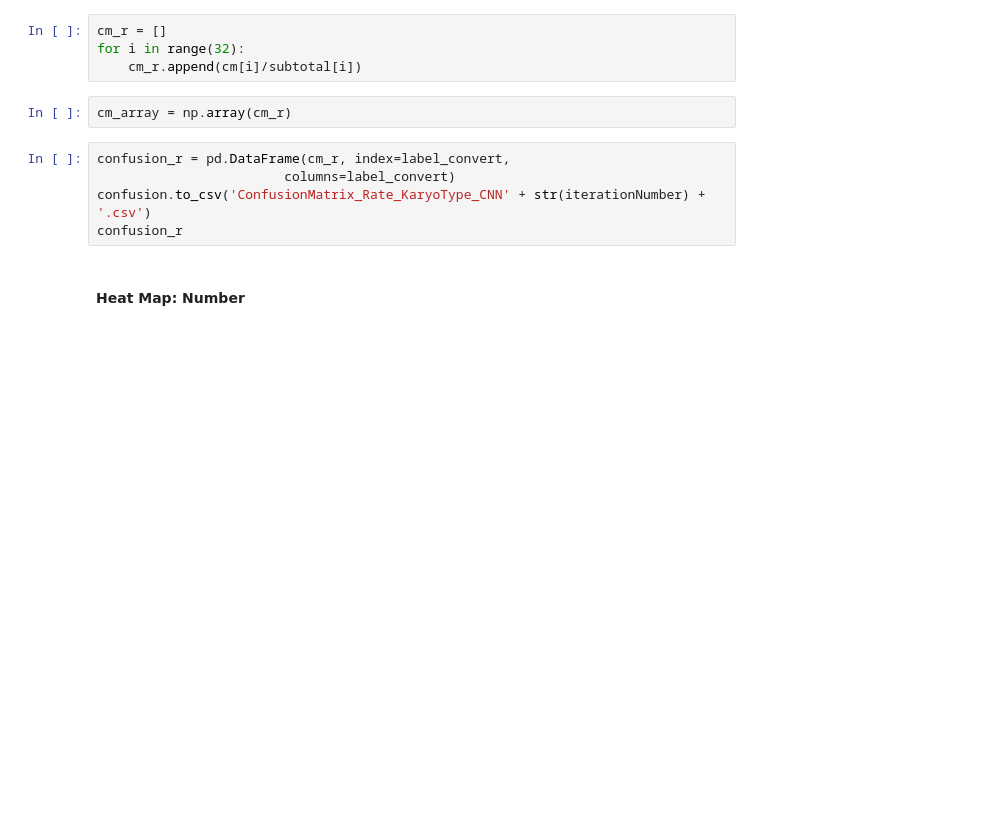
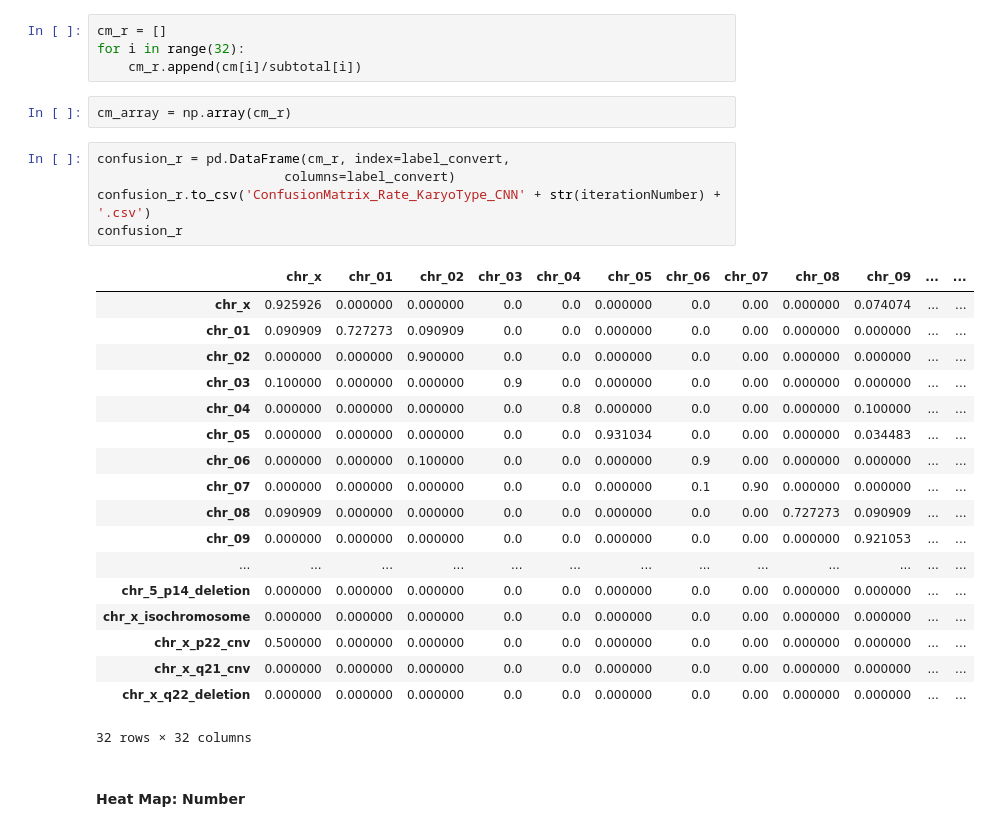
Before and after one commit to YangChuan80/MachineLearning, a Jupyter notebook: KaryotypingPinnacle/CNN/CNN_All/Iteration_All_Chromosomes_Round_00.ipynb, the cells around one changed output. Cells and saved outputs as stored; diff of their text form; blank space fills up the shorter version.

```diff
--- a/KaryotypingPinnacle/CNN/CNN_All/Iteration_All_Chromosomes_Round_00.ipynb
+++ b/KaryotypingPinnacle/CNN/CNN_All/Iteration_All_Chromosomes_Round_00.ipynb
@@ -537,8 +602,27 @@ cm_array = np.array(cm_r)
 # %%
 confusion_r = pd.DataFrame(cm_r, index=label_convert,
                         columns=label_convert)
-confusion.to_csv('ConfusionMatrix_Rate_KaryoType_CNN' + str(iterationNumber) + '.csv')
+confusion_r.to_csv('ConfusionMatrix_Rate_KaryoType_CNN' + str(iterationNumber) + '.csv')
 confusion_r
+# %% [output]
+|  | chr_x | chr_01 | chr_02 | chr_03 | chr_04 | chr_05 | chr_06 | chr_07 | chr_08 | chr_09 | ... | ... |
+| chr_x | 0.925926 | 0.000000 | 0.000000 | 0.0 | 0.0 | 0.000000 | 0.0 | 0.00 | 0.000000 | 0.074074 | ... | ... |
+| chr_01 | 0.090909 | 0.727273 | 0.090909 | 0.0 | 0.0 | 0.000000 | 0.0 | 0.00 | 0.000000 | 0.000000 | ... | ... |
+| chr_02 | 0.000000 | 0.000000 | 0.900000 | 0.0 | 0.0 | 0.000000 | 0.0 | 0.00 | 0.000000 | 0.000000 | ... | ... |
+| chr_03 | 0.100000 | 0.000000 | 0.000000 | 0.9 | 0.0 | 0.000000 | 0.0 | 0.00 | 0.000000 | 0.000000 | ... | ... |
+| chr_04 | 0.000000 | 0.000000 | 0.000000 | 0.0 | 0.8 | 0.000000 | 0.0 | 0.00 | 0.000000 | 0.100000 | ... | ... |
+| chr_05 | 0.000000 | 0.000000 | 0.000000 | 0.0 | 0.0 | 0.931034 | 0.0 | 0.00 | 0.000000 | 0.034483 | ... | ... |
+| chr_06 | 0.000000 | 0.000000 | 0.100000 | 0.0 | 0.0 | 0.000000 | 0.9 | 0.00 | 0.000000 | 0.000000 | ... | ... |
+| chr_07 | 0.000000 | 0.000000 | 0.000000 | 0.0 | 0.0 | 0.000000 | 0.1 | 0.90 | 0.000000 | 0.000000 | ... | ... |
+| chr_08 | 0.090909 | 0.000000 | 0.000000 | 0.0 | 0.0 | 0.000000 | 0.0 | 0.00 | 0.727273 | 0.090909 | ... | ... |
+| chr_09 | 0.000000 | 0.000000 | 0.000000 | 0.0 | 0.0 | 0.000000 | 0.0 | 0.00 | 0.000000 | 0.921053 | ... | ... |
+| ... | ... | ... | ... | ... | ... | ... | ... | ... | ... | ... | ... | ... |
+| chr_5_p14_deletion | 0.000000 | 0.000000 | 0.000000 | 0.0 | 0.0 | 0.000000 | 0.0 | 0.00 | 0.000000 | 0.000000 | ... | ... |
+| chr_x_isochromosome | 0.000000 | 0.000000 | 0.000000 | 0.0 | 0.0 | 0.000000 | 0.0 | 0.00 | 0.000000 | 0.000000 | ... | ... |
+| chr_x_p22_cnv | 0.500000 | 0.000000 | 0.000000 | 0.0 | 0.0 | 0.000000 | 0.0 | 0.00 | 0.000000 | 0.000000 | ... | ... |
+| chr_x_q21_cnv | 0.000000 | 0.000000 | 0.000000 | 0.0 | 0.0 | 0.000000 | 0.0 | 0.00 | 0.000000 | 0.000000 | ... | ... |
+| chr_x_q22_deletion | 0.000000 | 0.000000 | 0.000000 | 0.0 | 0.0 | 0.000000 | 0.0 | 0.00 | 0.000000 | 0.000000 | ... | ... |
+32 rows × 32 columns
 # %% [markdown]
 #### Heat Map: Number
 # %%
```
Also changed, not shown: parts of 18 cells of this notebook, 53 other files.
